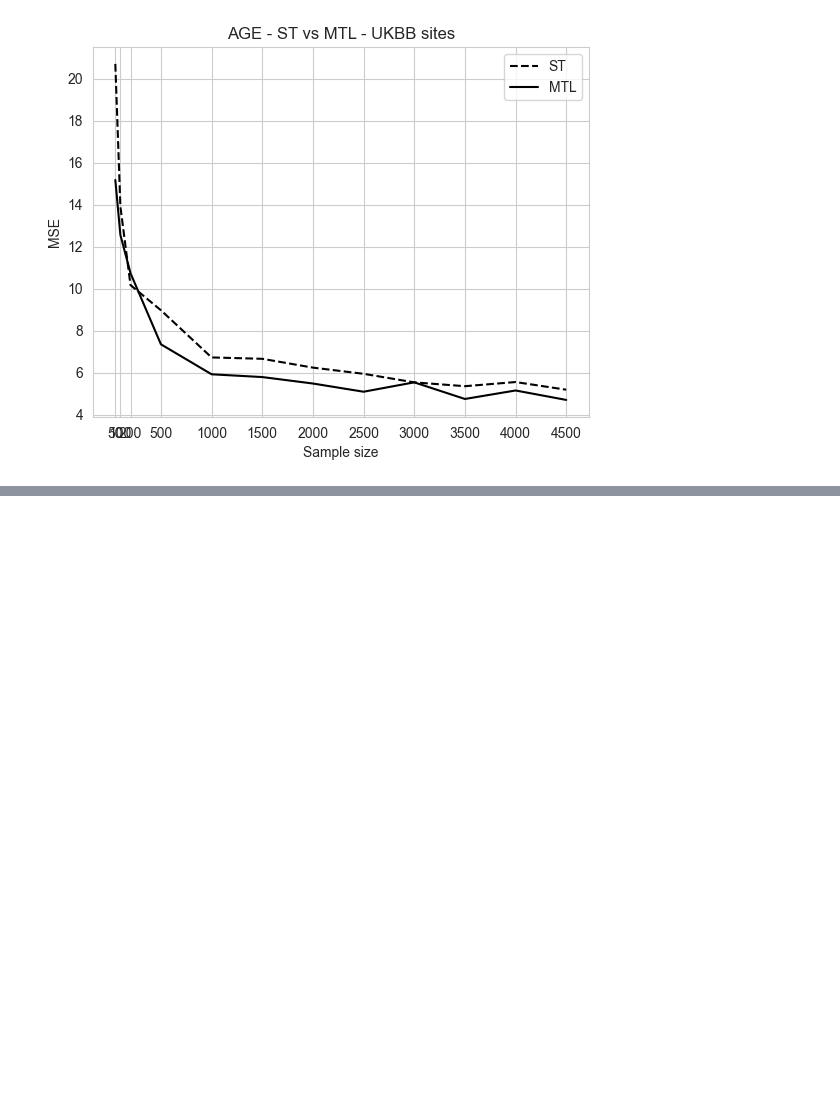
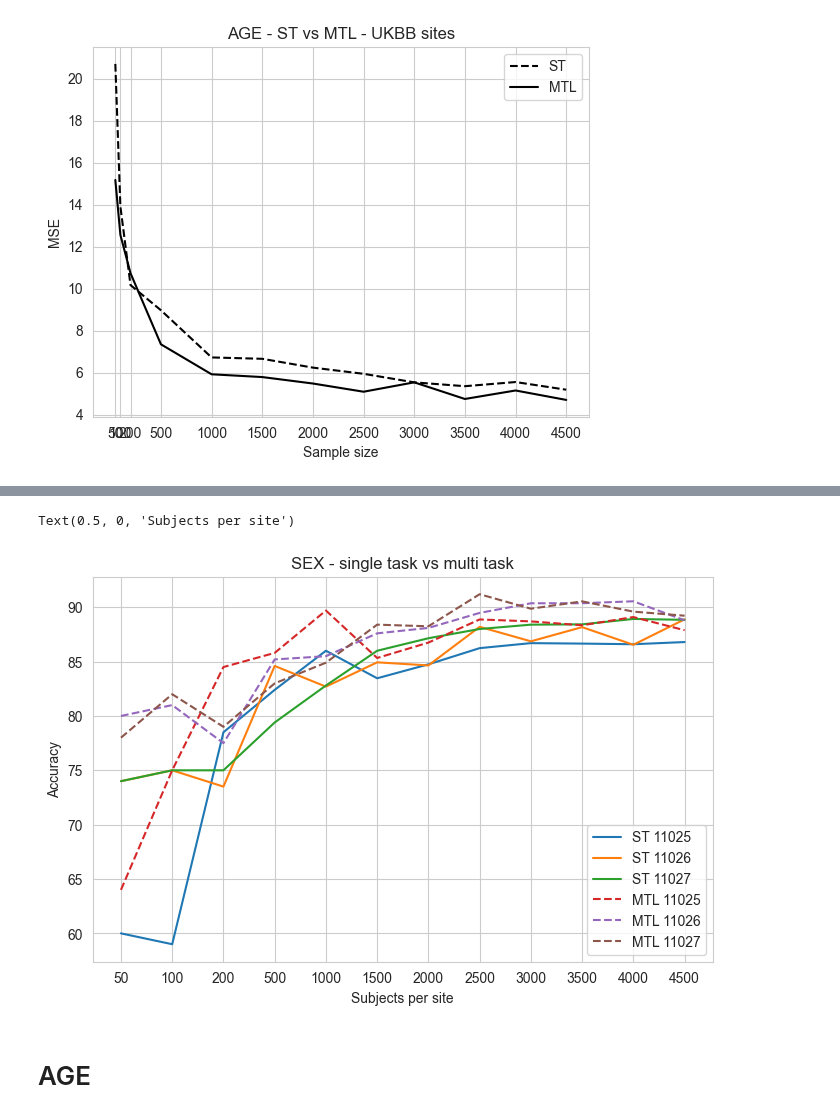
Before and after one commit to harveyaa/neuropsych_mtl, a Jupyter notebook: MTL/MTL_ukbb_curve.ipynb, the cells around one changed output, grey strips where cells are left out. Saved outputs shown, nothing was run; the diff lists cells and outputs as text; code cells hidden in the pictures; blank space fills up the shorter version.

Commit message:
new notebook for aligned curve and update

```diff
--- a/MTL/MTL_ukbb_curve.ipynb
+++ b/MTL/MTL_ukbb_curve.ipynb
@@ -172,0 +217,4 @@ Text(0.5, 0, 'Sample size')
+# %%
+df_st_sex_11025 = pd.DataFrame(sex_st_11025,columns=['UKBB11025','UKBB11025_STD'])
+df_st_sex_11025['st_sample'] = sample_sizes
+df_st_sex_11025
@@ -172,0 +235,4 @@ Text(0.5, 0, 'Sample size')
+# %%
+df_st_sex_11026 = pd.DataFrame(sex_st_11026,columns=['UKBB11026','UKBB11026_STD'])
+df_st_sex_11026['st_sample'] = sample_sizes
+df_st_sex_11026
@@ -172,0 +253,4 @@ Text(0.5, 0, 'Sample size')
+# %%
+df_st_sex_11027 = pd.DataFrame(sex_st_11027,columns=['UKBB11027','UKBB11027_STD'])
+df_st_sex_11027['st_sample'] = sample_sizes
+df_st_sex_11027
@@ -172,0 +302,24 @@ Text(0.5, 0, 'Sample size')
+# %%
+df_mtl_sex_11025 = pd.DataFrame(mtl_sex_11025, columns = ['mtl_11025_acc','mtl_11025_std'])
+df_mtl_sex_11026 = pd.DataFrame(mtl_sex_11026, columns = ['mtl_11026_acc','mtl_11026_std'])
+df_mtl_sex_11027 = pd.DataFrame(mtl_sex_11027, columns = ['mtl_11027_acc','mtl_11027_std'])
+# %%
+sns.set_style('whitegrid')
+plt.figure(figsize=(8,5))
+plt.plot(df_st_sex_11025.index,df_st_sex_11025['UKBB11025'],label='ST 11025')
+plt.plot(df_st_sex_11026.index,df_st_sex_11026['UKBB11026'],label='ST 11026')
+plt.plot(df_st_sex_11027.index,df_st_sex_11027['UKBB11027'],label='ST 11027')
+
+plt.plot(df_mtl_sex_11025.index,df_mtl_sex_11025['mtl_11025_acc'],label='MTL 11025',ls='--')
+plt.plot(df_mtl_sex_11026.index,df_mtl_sex_11026['mtl_11026_acc'],label='MTL 11026',ls='--')
+plt.plot(df_mtl_sex_11027.index,df_mtl_sex_11027['mtl_11027_acc'],label='MTL 11027',ls='--')
+plt.legend()
+plt.xticks(ticks=df_mtl_sex_11027.index,labels=sample_sizes)
+plt.title('SEX - single task vs multi task')
+plt.ylabel('Accuracy')
+plt.xlabel('Subjects per site')
+# %% [output]
+Text(0.5, 0, 'Subjects per site')
+[figure, added]
+# %% [markdown]
+# AGE
```
Also changed, not shown: parts of 14 cells of this notebook, 1 other file.
